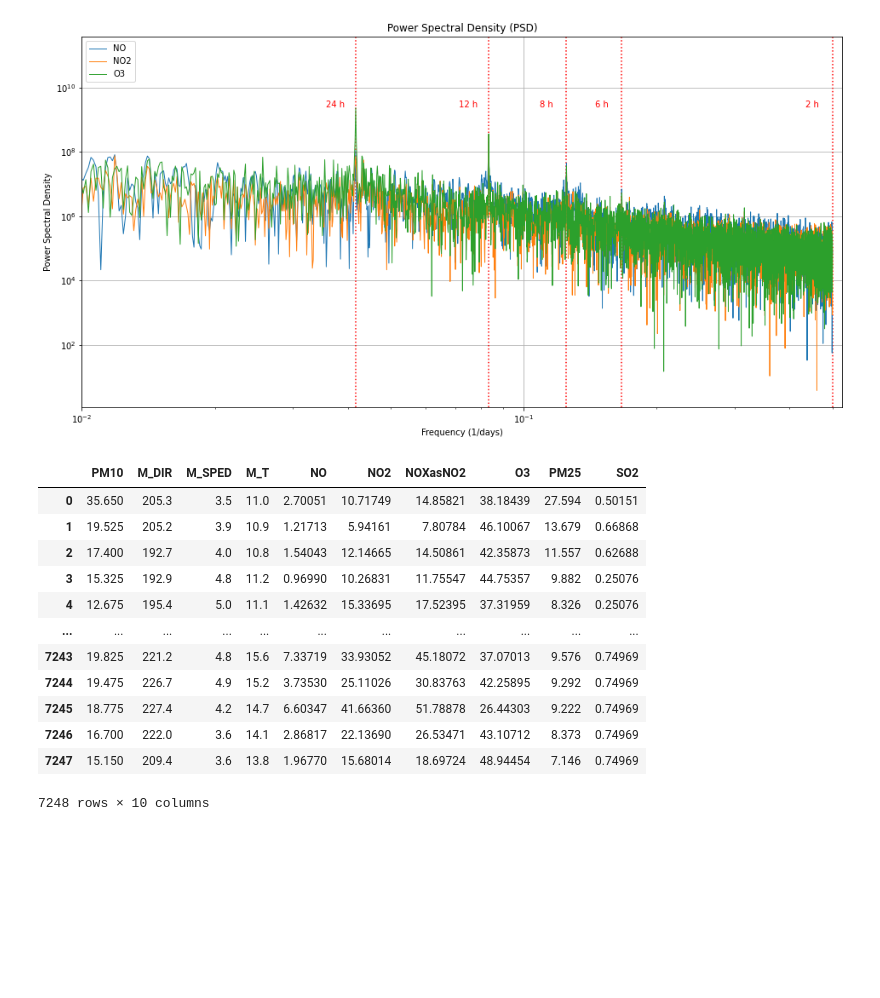
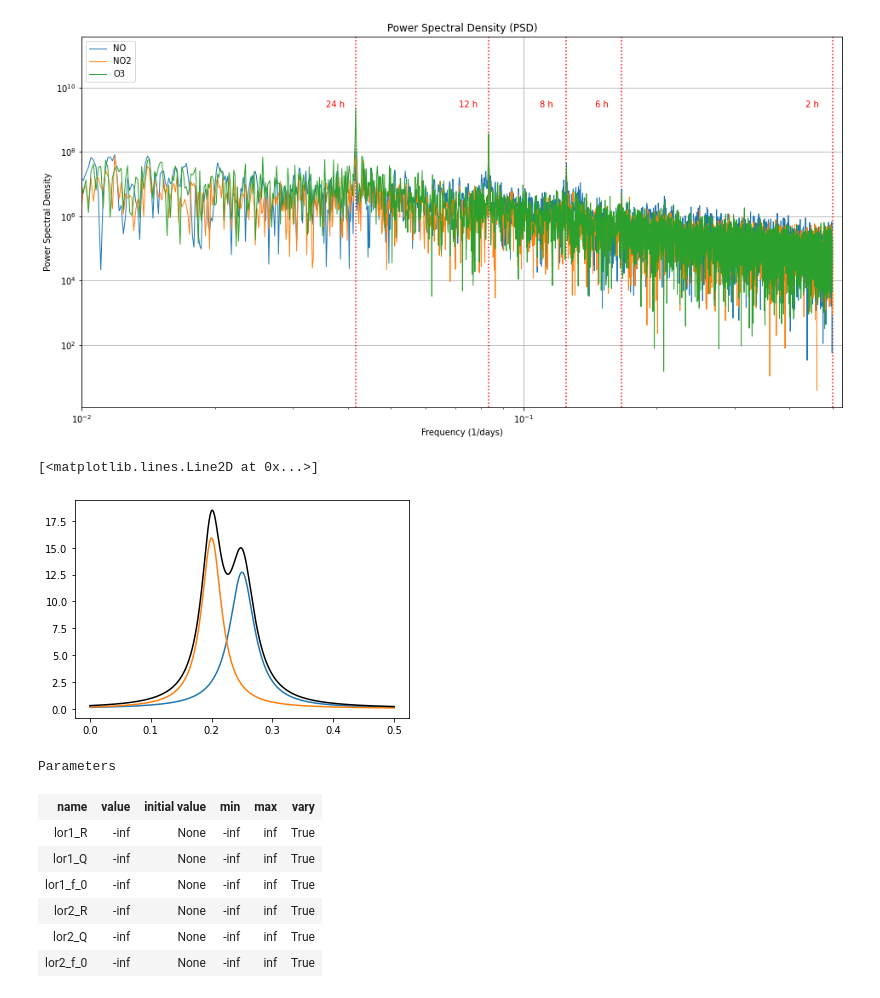
Before and after one commit to nx1/clear_skies, a Jupyter notebook: notebooks/exploratory.ipynb, the cells around one changed output. Saved outputs shown, nothing was run; the diff lists cells and outputs as text; code cells hidden in the pictures; blank space fills up the shorter version.

```diff
--- a/notebooks/exploratory.ipynb
+++ b/notebooks/exploratory.ipynb
@@ -127,7 +127,12 @@ for metric in ['NO', 'NO2', 'O3']:
     y = df_numeric[metric]
     psd = np.abs(np.fft.fft(y))**2
     freqs = np.fft.fftfreq(len(df_numeric), 1) #1 Hour Cycle
-    plt.loglog(freqs[:len(freqs)//2], psd[:len(psd)//2], label=metric, lw=1.0)
+    assert len(freqs) == len(psd)
+    N_freqs = len(freqs)
+    freqs = freqs[:N_freqs//2] # Cut data at the Nyquist
+    psd   = psd[:N_freqs//2]
+
+    plt.loglog(freqs, psd, label=metric, lw=1.0)
 
 
 plt.xlabel('Frequency (1/days)')
@@ -141,18 +146,41 @@ plt.show()
 # %% [output]
 [figure]
 # %%
-df_numeric
+# Lorentzian decomposition of power spectra
-# %% [output]
-|  | PM10 | M_DIR | M_SPED | M_T | NO | NO2 | NOXasNO2 | O3 | PM25 | SO2 |
-| 0 | 35.650 | 205.3 | 3.5 | 11.0 | 2.70051 | 10.71749 | 14.85821 | 38.18439 | 27.594 | 0.50151 |
-| 1 | 19.525 | 205.2 | 3.9 | 10.9 | 1.21713 | 5.94161 | 7.80784 | 46.10067 | 13.679 | 0.66868 |
-| 2 | 17.400 | 192.7 | 4.0 | 10.8 | 1.54043 | 12.14665 | 14.50861 | 42.35873 | 11.557 | 0.62688 |
-| 3 | 15.325 | 192.9 | 4.8 | 11.2 | 0.96990 | 10.26831 | 11.75547 | 44.75357 | 9.882 | 0.25076 |
-| 4 | 12.675 | 195.4 | 5.0 | 11.1 | 1.42632 | 15.33695 | 17.52395 | 37.31959 | 8.326 | 0.25076 |
-| ... | ... | ... | ... | ... | ... | ... | ... | ... | ... | ... |
-| 7243 | 19.825 | 221.2 | 4.8 | 15.6 | 7.33719 | 33.93052 | 45.18072 | 37.07013 | 9.576 | 0.74969 |
-| 7244 | 19.475 | 226.7 | 4.9 | 15.2 | 3.73530 | 25.11026 | 30.83763 | 42.25895 | 9.292 | 0.74969 |
-| 7245 | 18.775 | 227.4 | 4.2 | 14.7 | 6.60347 | 41.66360 | 51.78878 | 26.44303 | 9.222 | 0.74969 |
-| 7246 | 16.700 | 222.0 | 3.6 | 14.1 | 2.86817 | 22.13690 | 26.53471 | 43.10712 | 8.373 | 0.74969 |
-| 7247 | 15.150 | 209.4 | 3.6 | 13.8 | 1.96770 | 15.68014 | 18.69724 | 48.94454 | 7.146 | 0.74969 |
-7248 rows × 10 columns
+# %%
+def lorentzian(f, R, Q, f_0):
+    """
+    Calculate the value of a Lorentzian function at a given frequency.
+
+    The Lorentzian function is used to describe the spectral line shape of certain
+    physical systems, particularly in spectroscopy and signal processing.
+
+    The formula for the Lorentzian function is given by:
+    L(f) = (1/π) * ((R**2 * Q * f_0) / (f_0**2 + Q**2 * (f - f_0)**2))
+
+    Parameters:
+        f (float or array-like): The frequency or an array of frequencies at which
+            to evaluate the Lorentzian function.
+        R (float): The peak amplitude of the Lorentzian function.
+        Q (float): The quality factor, which controls the width of the peak.
+        f_0 (float): The center frequency of the Lorentzian function.
+
+    Returns:
+        float or array-like: The value(s) of the Lorentzian function evaluated at
+        the given frequency or frequencies.
+
+    Example:
+        >>> lorentzian(2.0, 1.0, 0.5, 3.0)
+        0.05161781938115525
+    """
+    return (1 / np.pi) * ((R ** 2 * Q * f_0) / (f_0 ** 2 + Q ** 2 * (f - f_0) ** 2))
+# %%
+l1 = lorentzian(freqs, R=1.0, Q=10, f_0=0.25)
+l2 = lorentzian(freqs, R=1.0, Q=10, f_0=0.2)
+data = l1 + l2
+plt.plot(freqs, l1)
+plt.plot(freqs, l2)
+plt.plot(freqs, data, color='black')
+# %% [output]
+[<matplotlib.lines.Line2D at 0x...>]
+[figure, added]
@@ -158,0 +191,17 @@ df_numeric
+# %%
+N_lorentzians = 2
+model = Model(lorentzian, prefix='lor1_')
+for i in range(1, N_lorentzians):
+    model = model + Model(lorentzian, prefix=f'lor{i+1}_')
+
+params = model.make_params()
+params
+# %% [output]
+Parameters
+| name | value | initial value | min | max | vary |
+| lor1_R | -inf | None | -inf | inf | True |
+| lor1_Q | -inf | None | -inf | inf | True |
+| lor1_f_0 | -inf | None | -inf | inf | True |
+| lor2_R | -inf | None | -inf | inf | True |
+| lor2_Q | -inf | None | -inf | inf | True |
+| lor2_f_0 | -inf | None | -inf | inf | True |
```
Also changed, not shown: parts of 11 cells of this notebook, 1 other file.
